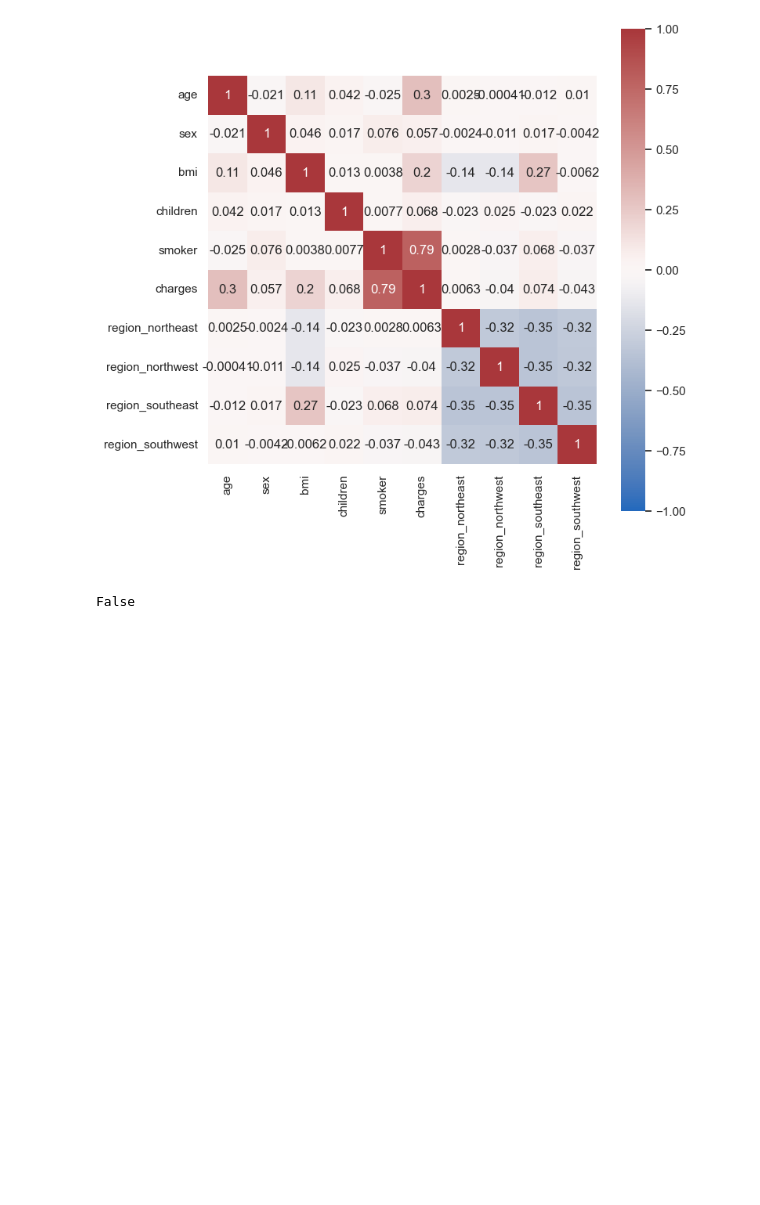
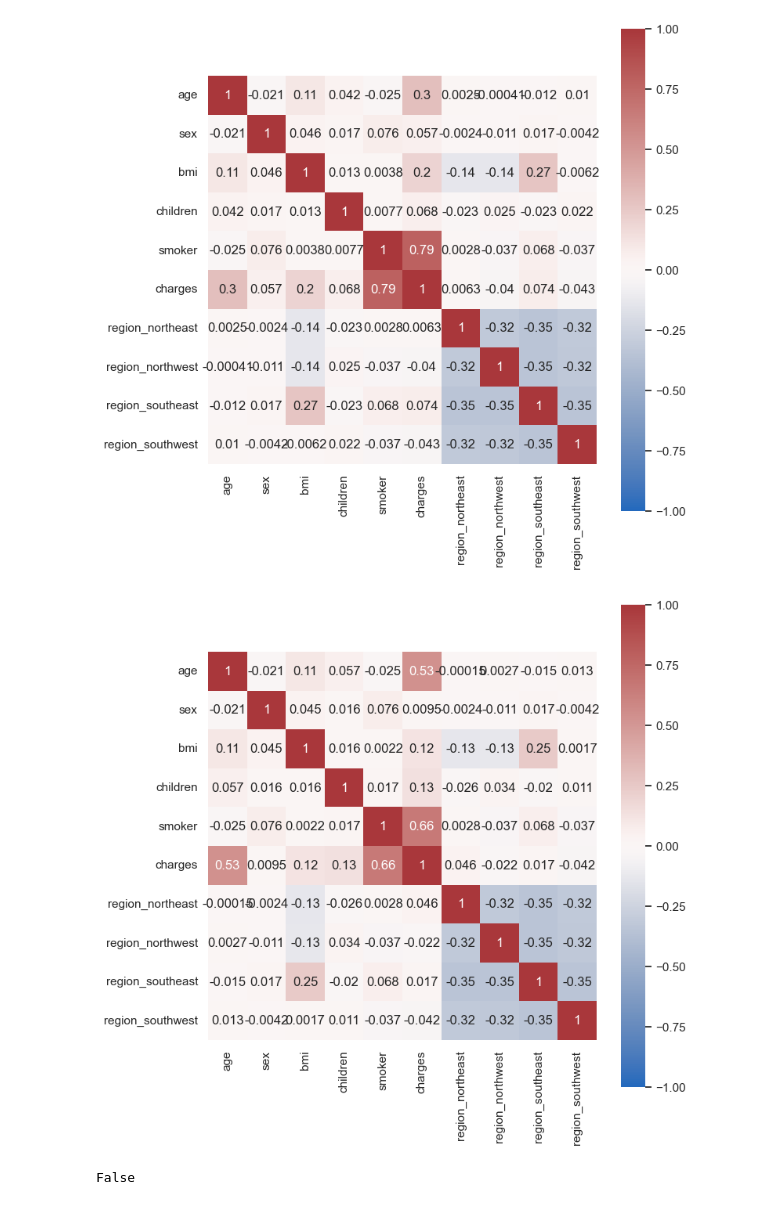
Before and after one commit to infoshareacademy/JDSZR11-DatA_Team, a Jupyter notebook: preprocessing.ipynb, the cells around one changed output. Saved outputs shown, nothing was run; the diff lists cells and outputs as text; code cells hidden in the pictures; blank space fills up the shorter version.

```diff
--- a/preprocessing.ipynb
+++ b/preprocessing.ipynb
@@ -107,3 +107,6 @@ correlation_matrix
 | region_northwest | -0.000407 | -0.011156 | -0.135996 | 0.024806 | -0.036945 | -0.039905 | -0.320177 | 1.000000 | ... |
 | region_southeast | -0.011642 | 0.017117 | 0.270025 | -0.023066 | 0.068498 | 0.073982 | -0.345561 | -0.346265 | ... |
 | region_southwest | 0.010016 | -0.004184 | -0.006205 | 0.021914 | -0.036945 | -0.043210 | -0.320177 | -0.320829 | ... |
+# %%
+Spearman_correlation_matrix = df.corr(method='spearman')
+Spearman_correlation_matrix
@@ -122,6 +137,21 @@ sns.heatmap(
 pass
 # %% [output]
 [figure]
+# %%
+sns.set(rc={'figure.figsize':(8,8)})
+
+sns.heatmap(
+    Spearman_correlation_matrix,
+    cmap='vlag',
+    vmin=-1.,
+    vmax=1.,
+    square=True,
+    annot=True
+    )
+#sns.color_palette("vlag", as_cmap=True)
+pass
+# %% [output]
+[figure, added]
 # %%
 df.isnull().values.any()
 # %% [output]
```
Also changed, not shown: parts of 6 cells of this notebook.
